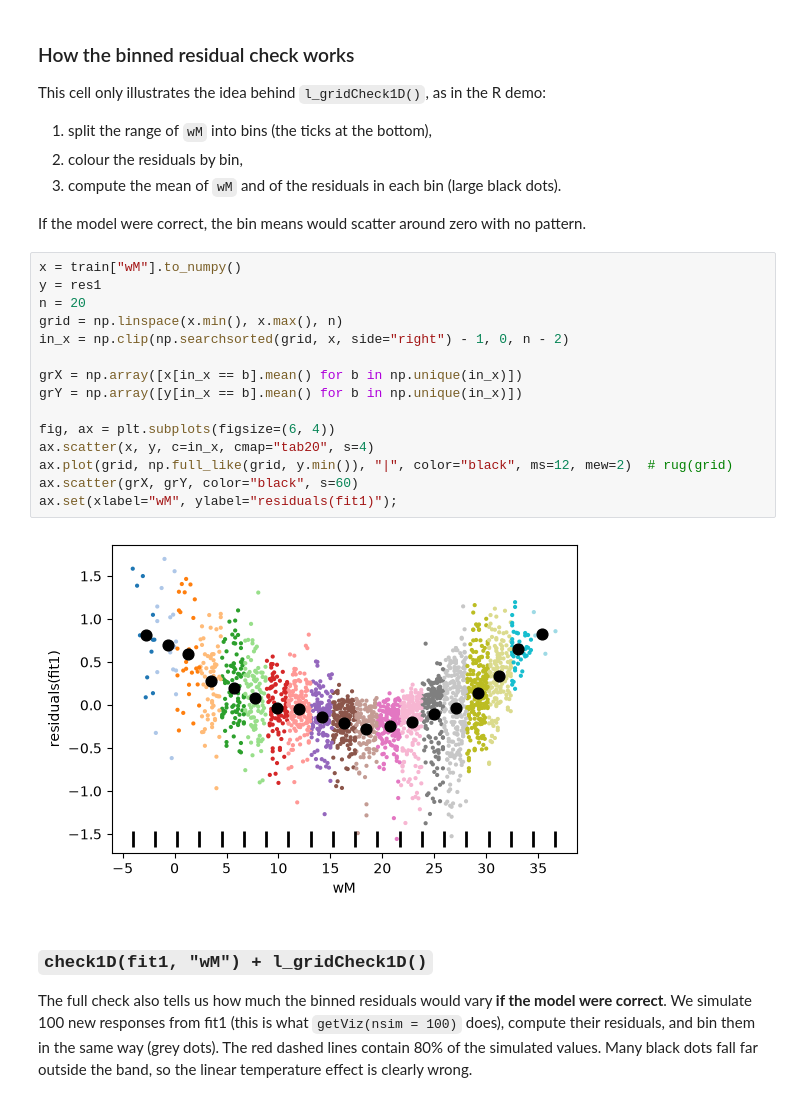
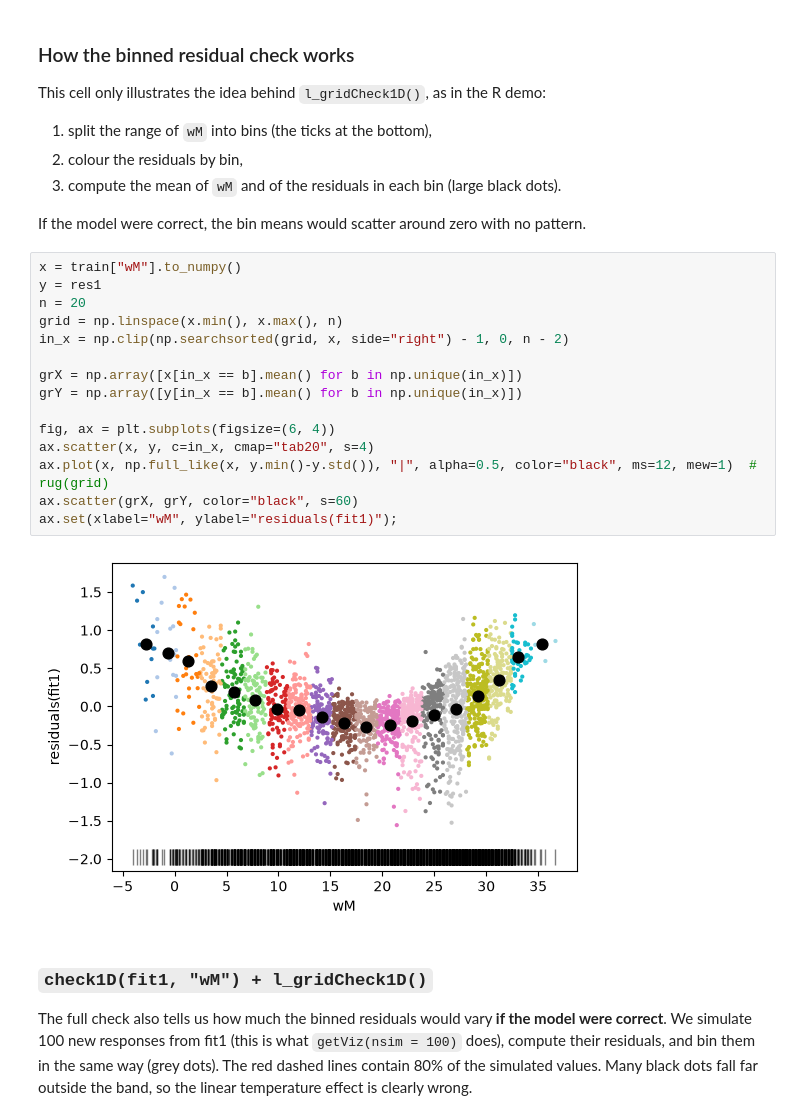
Before and after one commit to perellonieto/GAM_Workshop_Dortmund_25, a Jupyter notebook: Py_demos/2_effects_and_mgcViz.ipynb, the cells around one changed output. Saved outputs shown, nothing was run; the diff lists cells and outputs as text.

```diff
--- a/Py_demos/2_effects_and_mgcViz.ipynb
+++ b/Py_demos/2_effects_and_mgcViz.ipynb
@@ -322,20 +322,20 @@ If the model were correct, the bin means would scatter around zero with no patte
 # %%
 x = train["wM"].to_numpy()
 y = res1
 n = 20
 grid = np.linspace(x.min(), x.max(), n)
 in_x = np.clip(np.searchsorted(grid, x, side="right") - 1, 0, n - 2)
 
 grX = np.array([x[in_x == b].mean() for b in np.unique(in_x)])
 grY = np.array([y[in_x == b].mean() for b in np.unique(in_x)])
 
 fig, ax = plt.subplots(figsize=(6, 4))
 ax.scatter(x, y, c=in_x, cmap="tab20", s=4)
-ax.plot(grid, np.full_like(grid, y.min()), "|", color="black", ms=12, mew=2)  # rug(grid)
+ax.plot(x, np.full_like(x, y.min()-y.std()), "|", alpha=0.5, color="black", ms=12, mew=1)  # rug(grid)
 ax.scatter(grX, grY, color="black", s=60)
 ax.set(xlabel="wM", ylabel="residuals(fit1)");
 # %% [output]
-[figure, old version]
+[figure, new version]
 # %% [markdown]
 ### `check1D(fit1, "wM") + l_gridCheck1D()`
 
```
Also changed, not shown: parts of 11 cells of this notebook, 2 other files.
